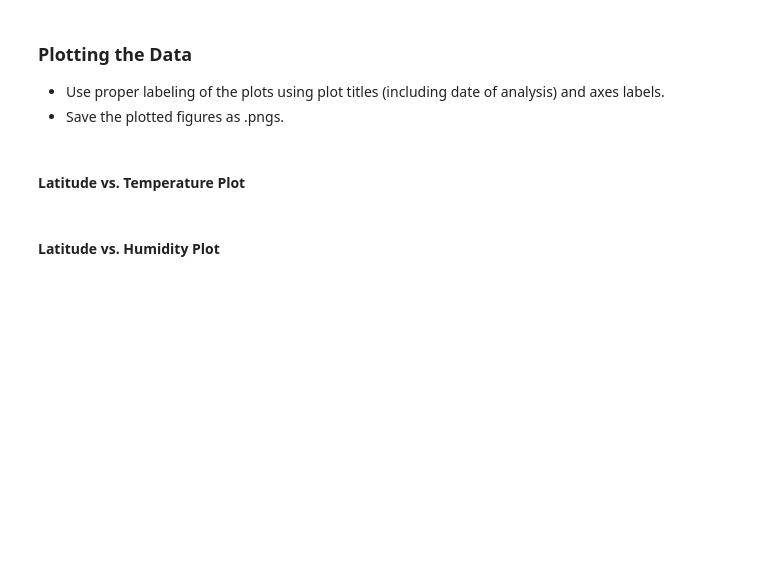
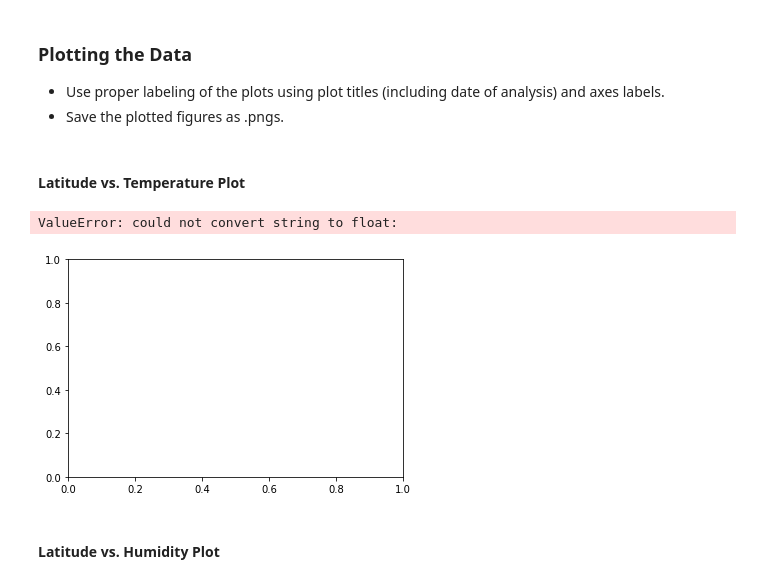
Before and after one commit to SpacePatroller/Weather-HW, a Jupyter notebook: WeatherPy.ipynb, the cells around one changed output. Drawn from its saved outputs; the diff is of its cells as text; code cells hidden in the pictures; blank space fills up the shorter version.

Commit message:
Working on Plots

```diff
--- a/WeatherPy.ipynb
+++ b/WeatherPy.ipynb
@@ -196,6 +180,16 @@ df
 * Save the plotted figures as .pngs.
 # %% [markdown]
 #### Latitude vs. Temperature Plot
+# %%
+#testing Cell when done paste above
+lat_temp = df[['Lat','Max Temp']]
+lat_temp = df.rename(columns={'Max Temp': 'Max_Temp'})
+#lat_temp.head()
+lat_temp.dtypes
+lat_temps = plt.scatter(lat_temp.Lat,lat_temp.Max_Temp)
+# %% [output]
+ValueError: could not convert string to float:
+[figure, added]
 # %% [markdown]
 #### Latitude vs. Humidity Plot
 # %% [markdown]
```
Also changed, not shown: parts of 4 cells of this notebook, 1 other file.
